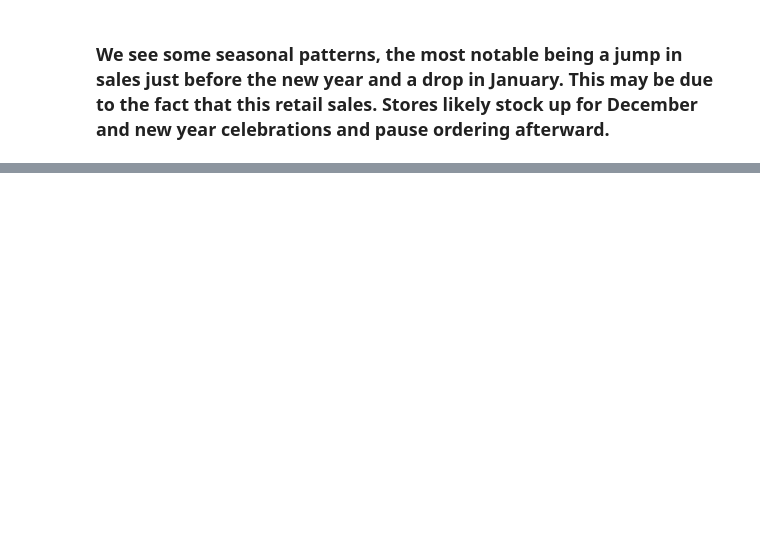
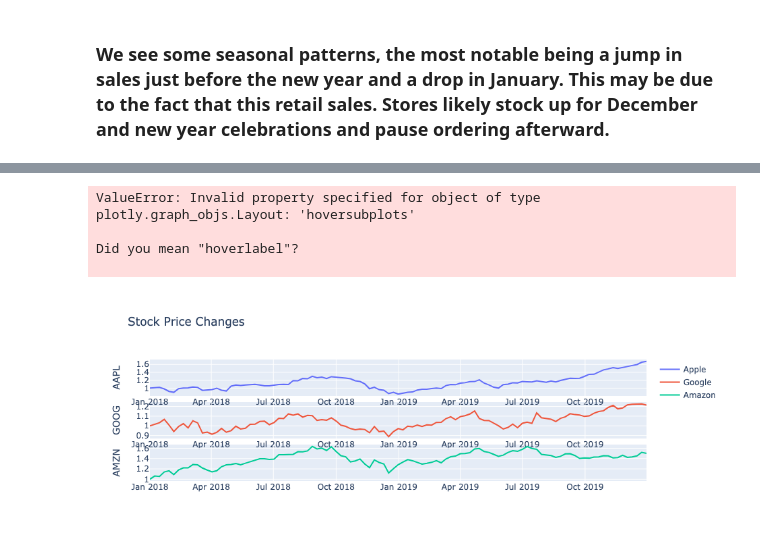
Before and after one commit to amoutafian/iowa_liquor_project, a Jupyter notebook: iowa_liquor_continued_exploratory_analysis.ipynb, the cells around one changed output, grey strips where cells are left out. Cells and saved outputs as stored; diff of their text form; code cells hidden in the pictures; blank space fills up the shorter version.

```diff
--- a/iowa_liquor_continued_exploratory_analysis.ipynb
+++ b/iowa_liquor_continued_exploratory_analysis.ipynb
@@ -161,0 +275,59 @@ fig.show()
+# %%
+import plotly.graph_objects as go
+import pandas as pd
+from plotly import data
+
+df = data.stocks()
+
+layout = dict(
+    hoversubplots="axis",
+    title="Stock Price Changes",
+    hovermode="x",
+    grid=dict(rows=3, columns=1),
+)
+
+data = [
+    go.Scatter(x=df["date"], y=df["AAPL"], xaxis="x", yaxis="y", name="Apple"),
+    go.Scatter(x=df["date"], y=df["GOOG"], xaxis="x", yaxis="y2", name="Google"),
+    go.Scatter(x=df["date"], y=df["AMZN"], xaxis="x", yaxis="y3", name="Amazon"),
+]
+
+fig = go.Figure(data=data, layout=layout)
+
+fig.show()
+# %% [output]
+ValueError: Invalid property specified for object of type plotly.graph_objs.Layout: 'hoversubplots'
+
+Did you mean "hoverlabel"?
+
+# %%
+import plotly.graph_objects as go
+import pandas as pd
+from plotly.data import stocks
+
+df = stocks()
+
+# Define layout with subplot axes properly configured
+layout = dict(
+    title="Stock Price Changes",
+    hovermode="x unified",
+    xaxis=dict(domain=[0, 1]),  # full width
+    xaxis2=dict(domain=[0, 1], anchor='y2'),  # full width, anchored to the second y-axis
+    xaxis3=dict(domain=[0, 1], anchor='y3'),  # full width, anchored to the third y-axis
+    yaxis=dict(domain=[0.7, 1], title="AAPL"),  # top axis
+    yaxis2=dict(domain=[0.35, 0.65], title="GOOG"),  # middle axis
+    yaxis3=dict(domain=[0, 0.3], title="AMZN"),  # bottom axis
+    grid=dict(rows=3, columns=1, pattern='independent'),  # Ensures independent scaling
+)
+
+# Define the data for each subplot
+data = [
+    go.Scatter(x=df["date"], y=df["AAPL"], xaxis="x", yaxis="y", name="Apple"),
+    go.Scatter(x=df["date"], y=df["GOOG"], xaxis="x2", yaxis="y2", name="Google"),
+    go.Scatter(x=df["date"], y=df["AMZN"], xaxis="x3", yaxis="y3", name="Amazon"),
+]
+
+fig = go.Figure(data=data, layout=layout)
+fig.show()
+# %% [output]
+[figure, added]
```
Also changed, not shown: parts of 11 cells of this notebook, 2 other files.
